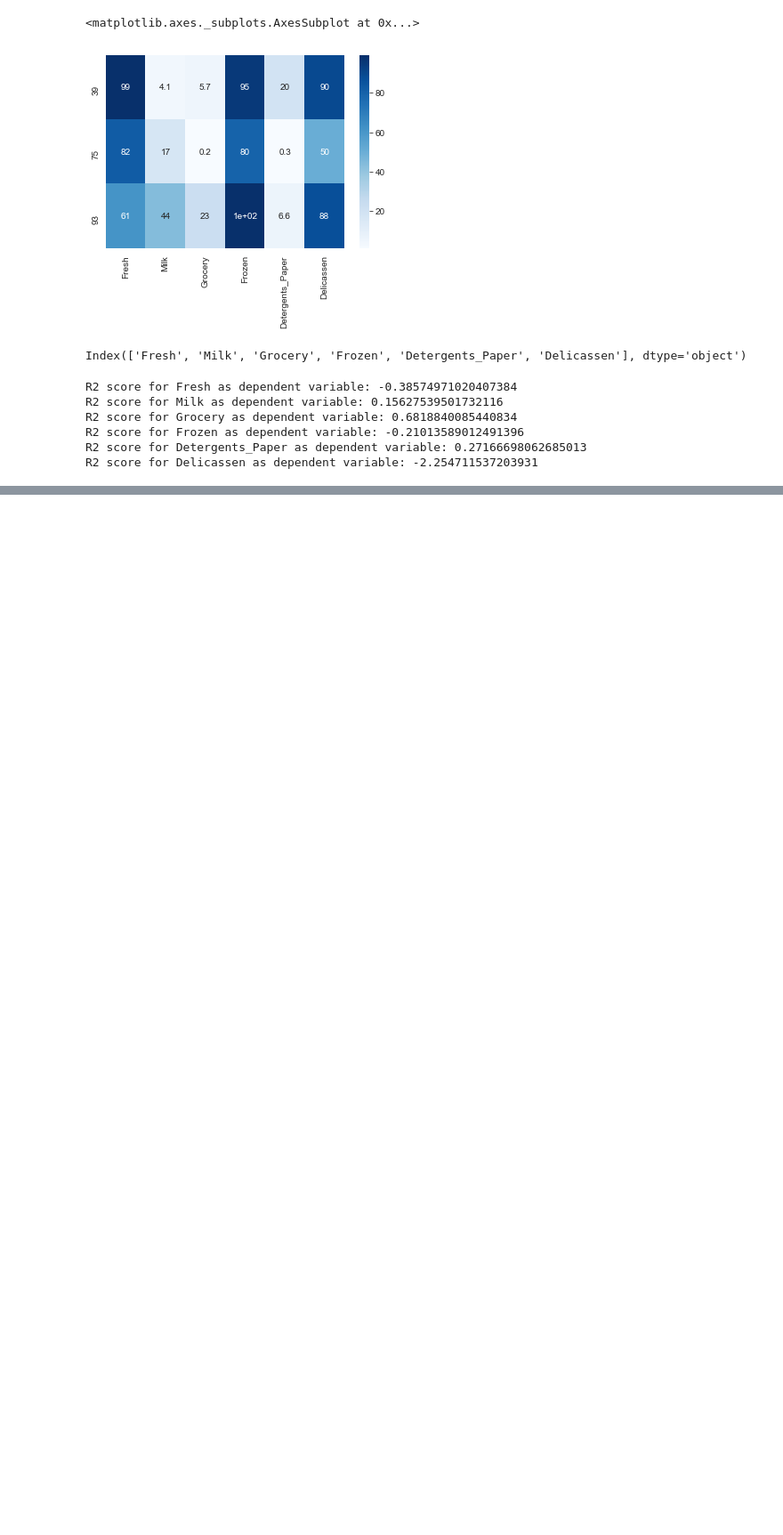
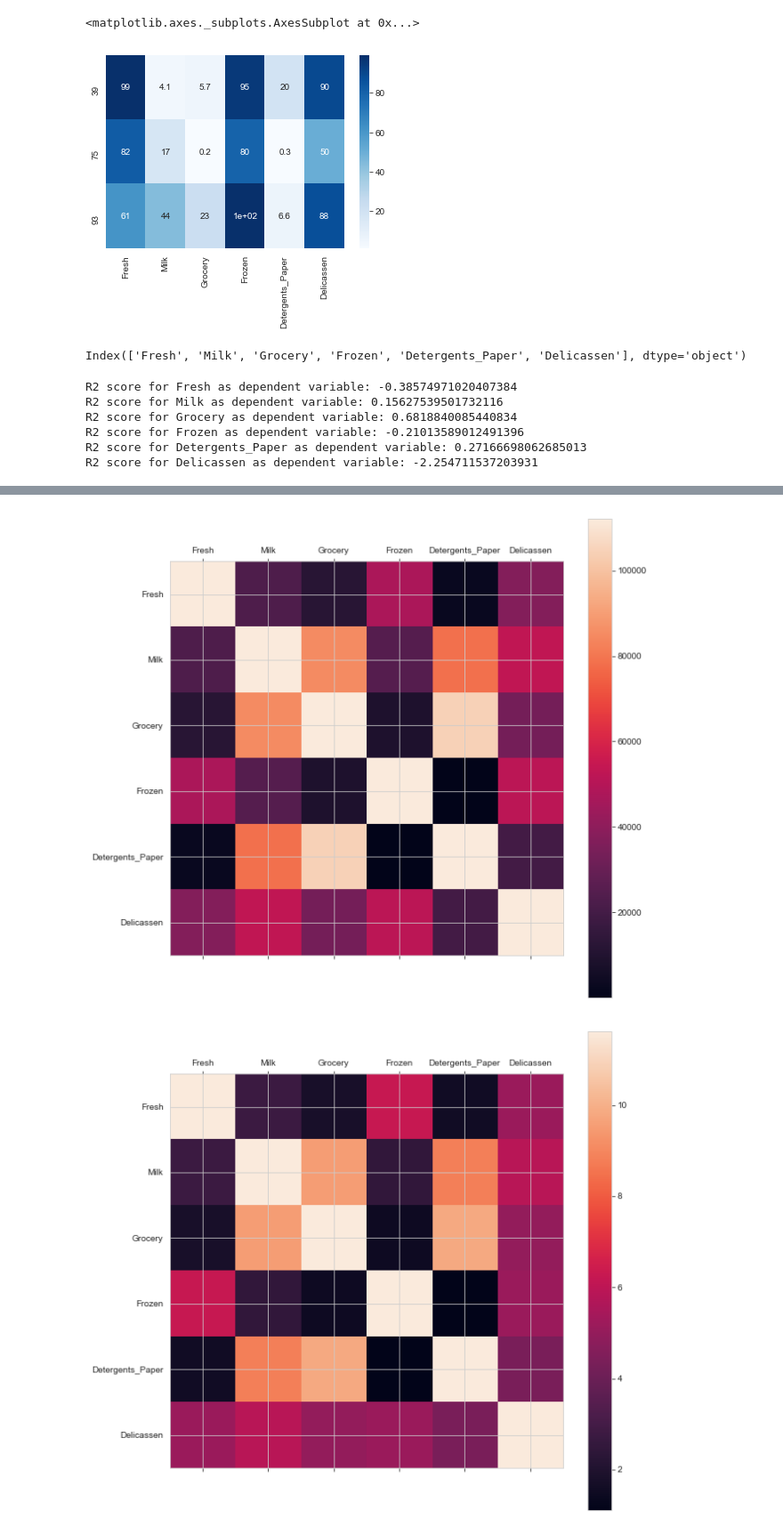
Before and after one commit to dhandhavivek12/Customer-Segmentation, a Jupyter notebook: 512_Customer_seg.ipynb, the cells around one changed output, grey strips where cells are left out. Shown at 89% size. Drawn from its saved outputs; the diff is of its cells as text; code cells hidden in the pictures; blank space fills up the shorter version.

```diff
--- a/512_Customer_seg.ipynb
+++ b/512_Customer_seg.ipynb
@@ -165,0 +214,6 @@ ValueError: Either both or neither of `x` and `y` must be specified (but try pas
+# %%
+plot_corr(data)
+plot_corr(log_data)
+# %% [output]
+[figure, added]
+[figure, added]
```
Also changed, not shown: parts of 9 cells of this notebook.
